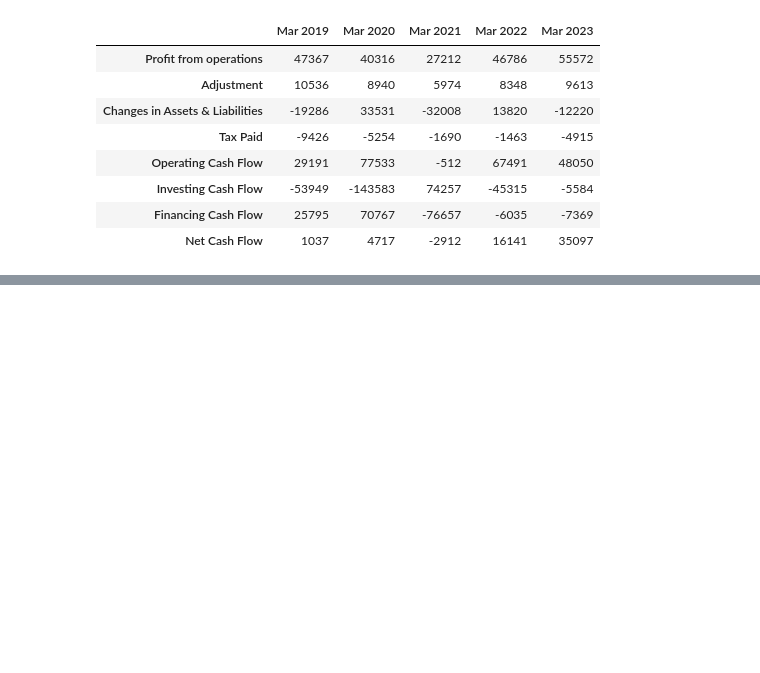
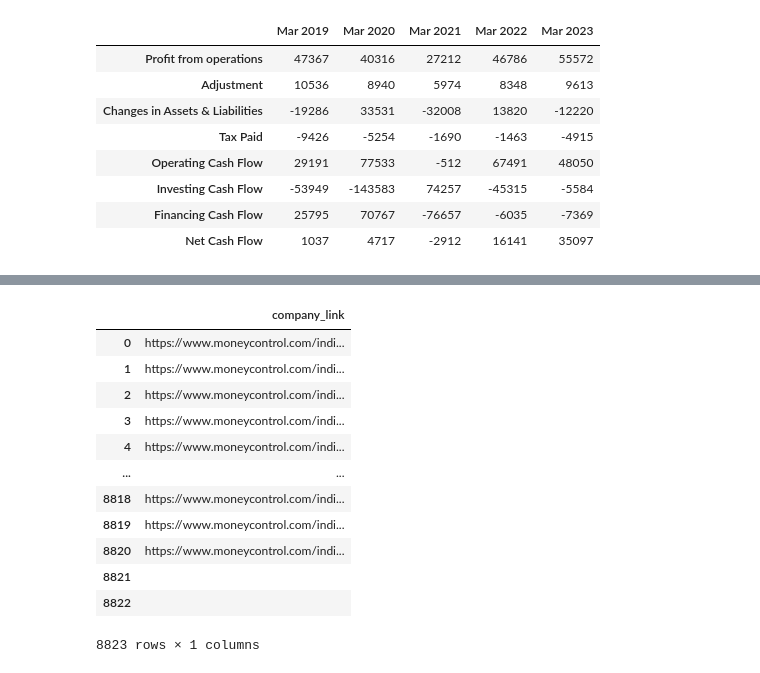
Before and after one commit to innovsm/sm_investment, a Jupyter notebook: experiment.ipynb, the cells around one changed output, grey strips where cells are left out. Cells and saved outputs as stored; diff of their text form; code cells hidden in the pictures; blank space fills up the shorter version.

```diff
--- a/experiment.ipynb
+++ b/experiment.ipynb
@@ -598,0 +902,15 @@ cash_flows("RELIANCE")
+# %%
+def company_list_extraction(alfa):
+
+    headers = {
+    'User-Agent': 'Mozilla/5.0 (Windows NT 10.0; Win64; x64) AppleWebKit/537.36 (KHTML, like Gecko) Chrome/109.0.0.0 Safari/537.36'}
+
+
+    response = requests.get("https://www.moneycontrol.com/india/stockpricequote/{}".format(alfa), headers=headers)
+    if response.status_code == 200:
+            return BeautifulSoup(response.text, 'html.parser')
+            # Print the content of the response
+
+    else:
+
+        print(f'Request failed with status code: {response.status_code}')
@@ -598,0 +934,17 @@ cash_flows("RELIANCE")
+# %%
+dummy_dataframe = pd.DataFrame(all_company_link, columns = ['company_link'])
+dummy_dataframe
+# %% [output]
+|  | company_link |
+| 0 | https://www.moneycontrol.com/indi... |
+| 1 | https://www.moneycontrol.com/indi... |
+| 2 | https://www.moneycontrol.com/indi... |
+| 3 | https://www.moneycontrol.com/indi... |
+| 4 | https://www.moneycontrol.com/indi... |
+| ... | ... |
+| 8818 | https://www.moneycontrol.com/indi... |
+| 8819 | https://www.moneycontrol.com/indi... |
+| 8820 | https://www.moneycontrol.com/indi... |
+| 8821 |  |
+| 8822 |  |
+8823 rows × 1 columns
```
Also changed, not shown: parts of 30 cells of this notebook, 5 other files.
